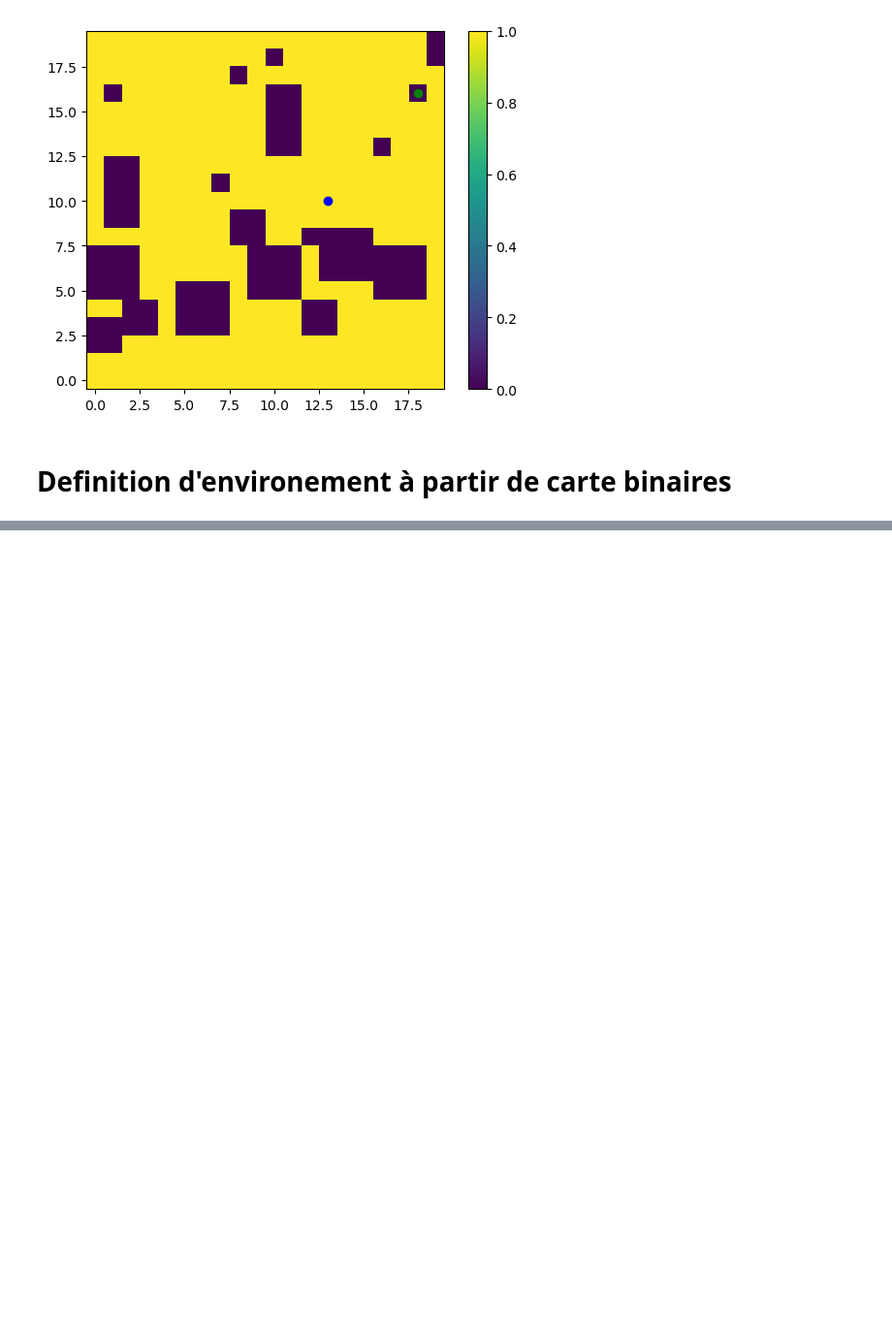
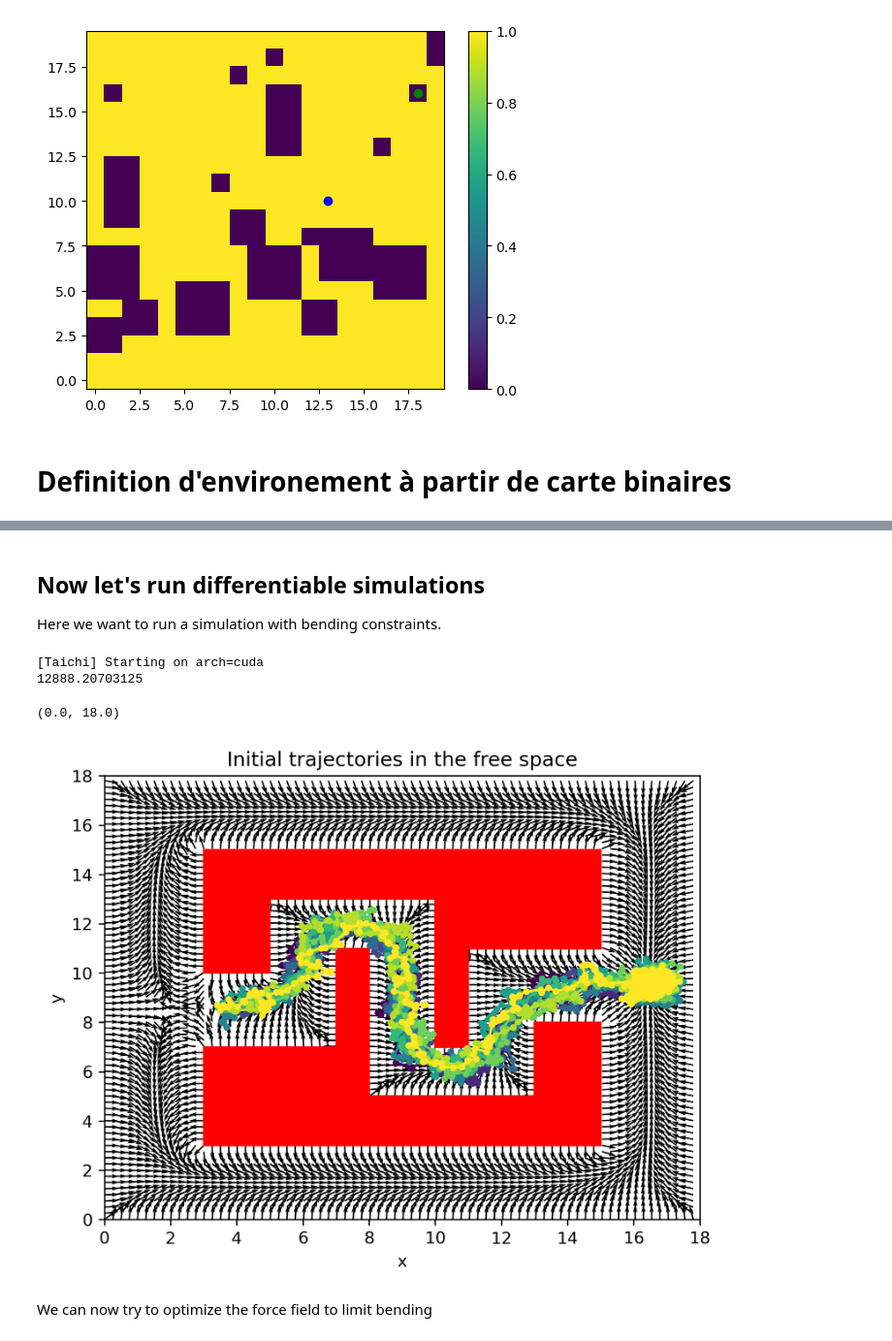
Before and after one commit to rcremese/snake-ai, a Jupyter notebook: digital_twin_paper.ipynb, the cells around one changed output, grey strips where cells are left out. Shown at 97% size. Drawn from its saved outputs; the diff is of its cells as text; code cells hidden in the pictures; blank space fills up the shorter version.

```diff
--- a/digital_twin_paper.ipynb
+++ b/digital_twin_paper.ipynb
@@ -132,9 +147,9 @@ plt.imshow(rhs.reshape(new_obs_map.shape), origin='lower', extent=[0, x_max, 0,
 # %%
-valid_ind = new_obs_map.flat != 0
+valid_ind = new_obs_map.flat == 0
 A = laplace[valid_ind][:, valid_ind]
 b = rhs.flat[valid_ind]
 x = splinalg.spsolve(A, b)
-solution = np.zeros(new_obs_map.shape)
+solution = np.zeros(new_obs_map.shape, dtype=float)
 solution.flat[valid_ind] = x
 # %%
 plt.imshow(solution, origin='lower', extent=[0, x_max, 0, y_max])
@@ -143,0 +159,3 @@ plt.imshow(solution, origin='lower', extent=[0, x_max, 0, y_max])
+# %% [markdown]
+## Now let's run differentiable simulations
+Here we want to run a simulation with bending constraints.
@@ -143,0 +230,36 @@ plt.imshow(solution, origin='lower', extent=[0, x_max, 0, y_max])
+# %%
+ti.init(arch=ti.gpu)
+
+nb_agents = 20
+t_max = 100
+dt = 0.1
+diffusivity = 0.1
+
+positions = np.repeat(init_pos.reshape(1, 2), 10, axis=0)
+field = ScalarField(solution, Rectangle(0, 0, x_max, y_max))
+bending_sim = BendingSimulation(positions, field, t_max=t_max, dt=dt, diffusivity=diffusivity, obstacles=obstacles)
+bending_sim.reset()
+bending_sim.run(diffusivity)
+bending_sim.compute_bending_loss(1e-3)
+print(bending_sim.bending_loss[None])
+# %% [output]
+[Taichi] Starting on arch=cuda
+12888.20703125
+# %%
+downscale = 5
+scale = 2
+# Visualisation
+fig = vis.plot_2D_trajectory(bending_sim.positions,
+                             goal_pos,
+                             obstacles=obstacles,
+                             vector_field=bending_sim.force_field,
+                             downscale=downscale,
+                             scale = scale,
+                             title="Initial trajectories in the free space")
+plt.xlim(0, x_max)
+plt.ylim(0, y_max)
+# %% [output]
+(0.0, 18.0)
+[figure, added]
+# %% [markdown]
+We can now try to optimize the force field to limit bending
```
Also changed, not shown: parts of 10 cells of this notebook.
